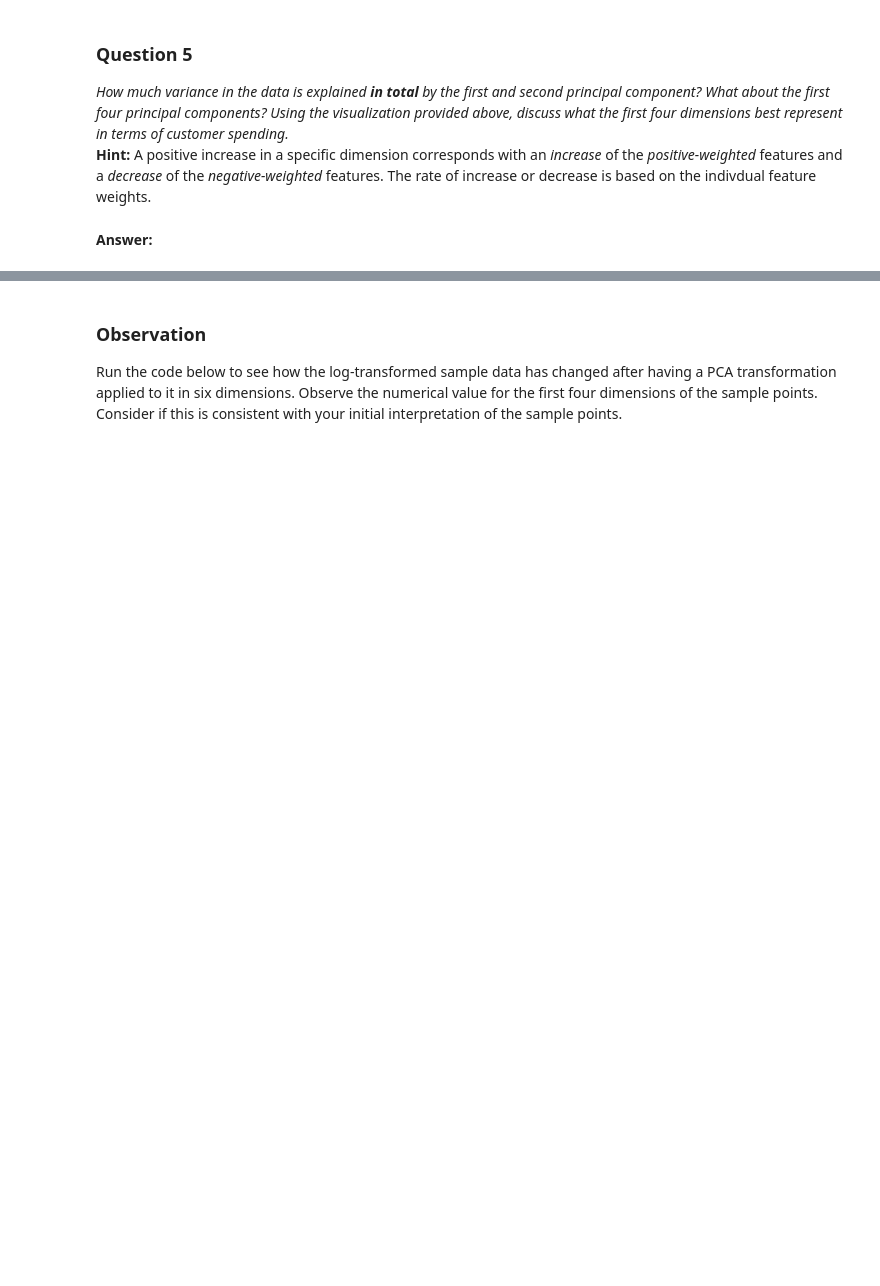
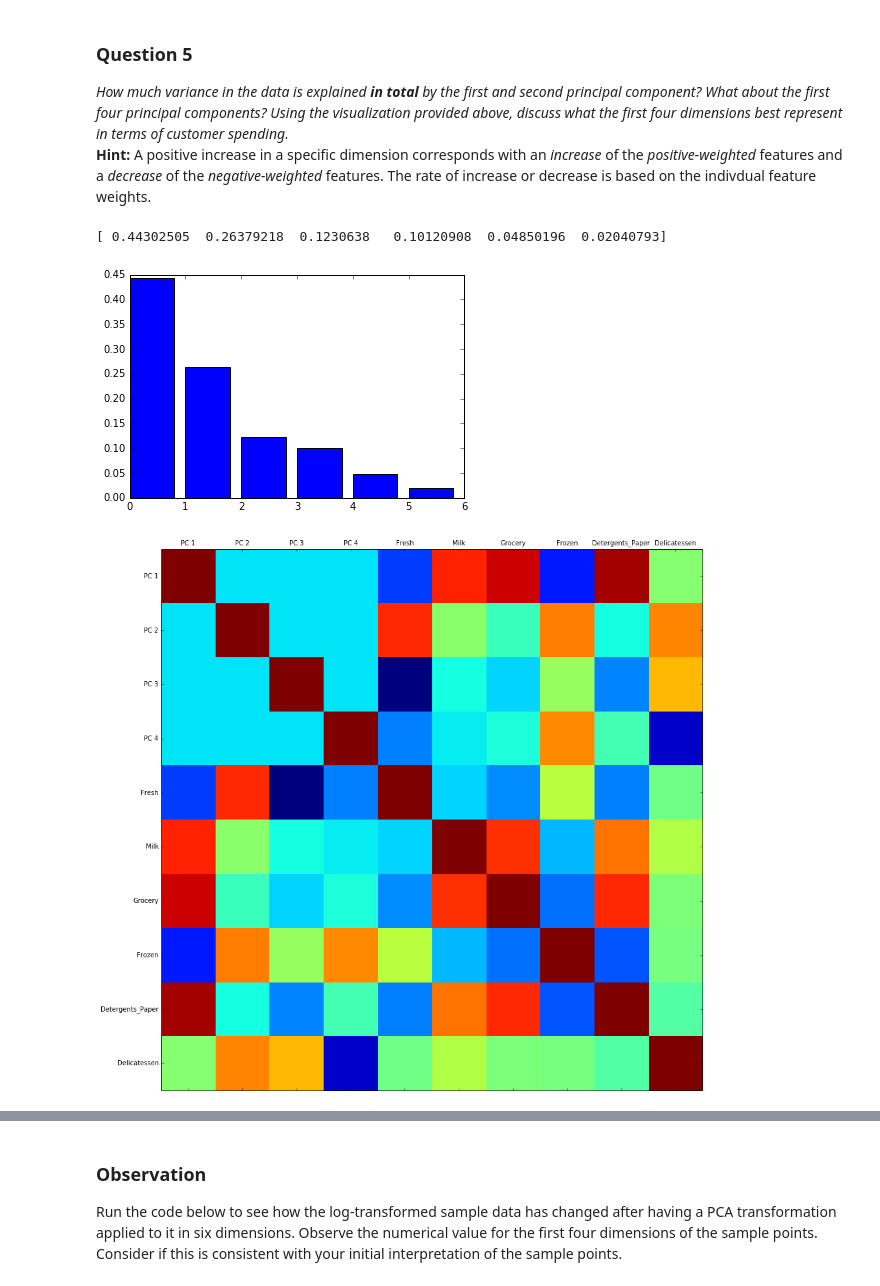
Before and after one commit to xy008areshsu/UdacityMLNanoDegree, a Jupyter notebook: projects/creating_customer_segments/customer_segments.ipynb, the cells around one changed output, grey strips where cells are left out. Drawn from its saved outputs; the diff is of its cells as text; code cells hidden in the pictures; blank space fills up the shorter version.

```diff
--- a/projects/creating_customer_segments/customer_segments.ipynb
+++ b/projects/creating_customer_segments/customer_segments.ipynb
@@ -191,5 +340,13 @@ pca_results = rs.pca_results(good_data, pca)
 ### Question 5
 *How much variance in the data is explained* ***in total*** *by the first and second principal component? What about the first four principal components? Using the visualization provided above, discuss what the first four dimensions best represent in terms of customer spending.*
 **Hint:** A positive increase in a specific dimension corresponds with an *increase* of the *positive-weighted* features and a *decrease* of the *negative-weighted* features. The rate of increase or decrease is based on the indivdual feature weights.
-# %% [markdown]
-**Answer:**
+# %%
+print pca.explained_variance_ratio_
+plt.bar(range(0, n_components), pca.explained_variance_ratio_)
+data_pca_df = pd.DataFrame(data_pca[:, 0:4], columns=['PC 1', 'PC 2', 'PC 3', 'PC 4'])
+data_pca_df = pd.concat((data_pca_df, good_data), axis=1)
+plot_corr(data_pca_df, size=15)
+# %% [output]
+[ 0.44302505  0.26379218  0.1230638   0.10120908  0.04850196  0.02040793]
+[figure, added]
+[figure, added]
```
Also changed, not shown: parts of 44 cells of this notebook, 4 other files.
